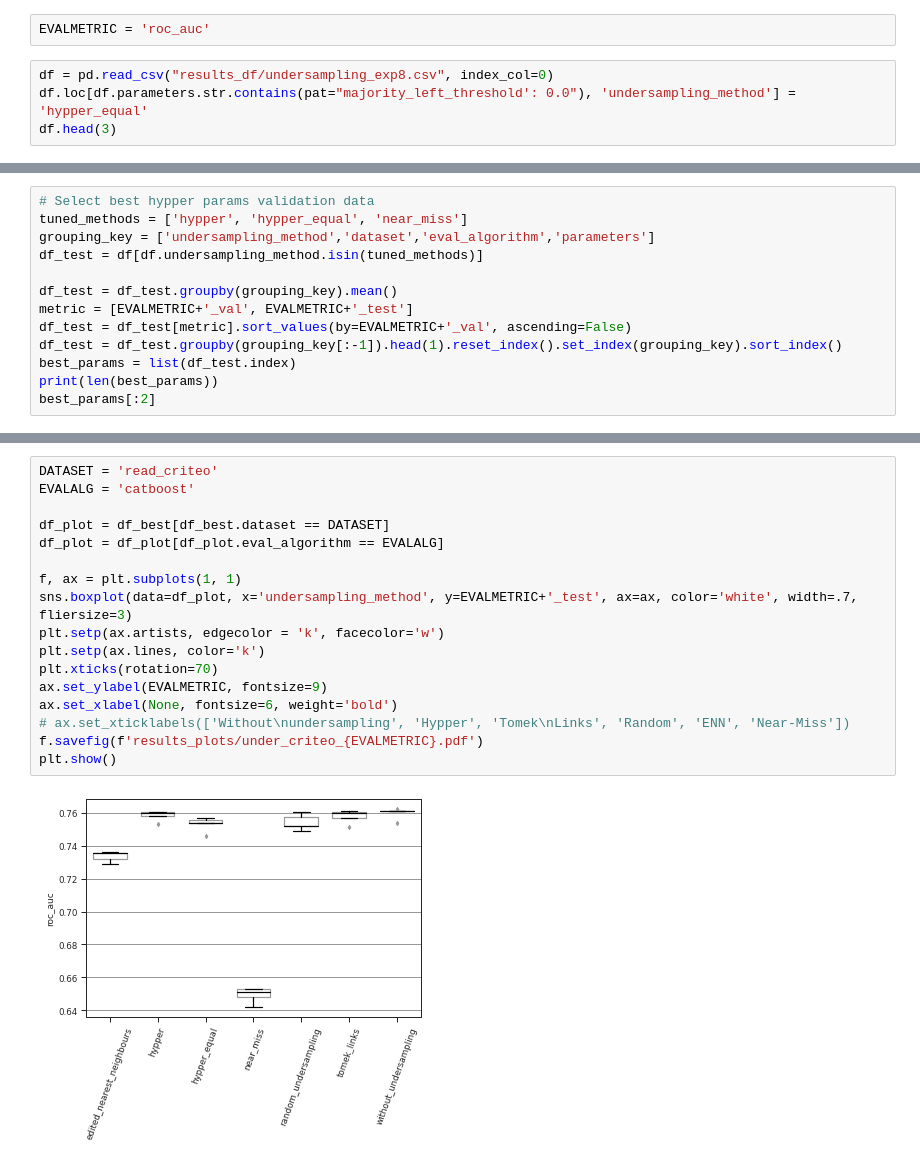
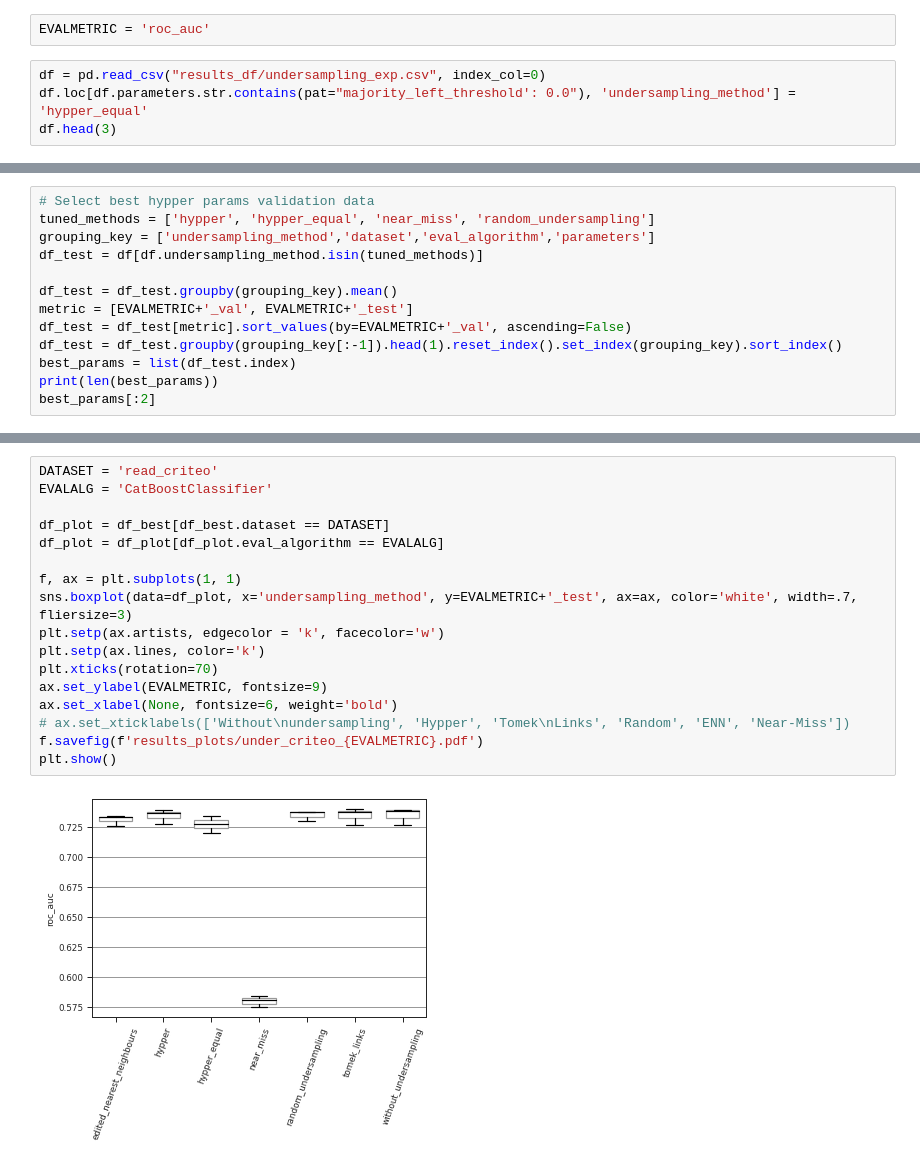
Before and after one commit to hypper-team/hypper, a Jupyter notebook: benchmarks/visualize_under.ipynb, the cells around one changed output, grey strips where cells are left out. Saved outputs shown, nothing was run; the diff lists cells and outputs as text.

Commit message:
Analyze new undersampling experiments results

```diff
--- a/benchmarks/visualize_under.ipynb
+++ b/benchmarks/visualize_under.ipynb
@@ -21,7 +21,7 @@ pd.set_option('display.max_colwidth', None)
 # %%
 EVALMETRIC = 'roc_auc'
 # %%
-df = pd.read_csv("results_df/undersampling_exp8.csv", index_col=0)
+df = pd.read_csv("results_df/undersampling_exp.csv", index_col=0)
 df.loc[df.parameters.str.contains(pat="majority_left_threshold': 0.0"), 'undersampling_method'] = 'hypper_equal'
 df.head(3)
 # %% [output]
@@ -41,6 +41,6 @@ Evaluation models: ['lr', 'catboost', 'lightgbm']
 # %%
 # Select best hypper params validation data
-tuned_methods = ['hypper', 'hypper_equal', 'near_miss']
+tuned_methods = ['hypper', 'hypper_equal', 'near_miss', 'random_undersampling']
 grouping_key = ['undersampling_method','dataset','eval_algorithm','parameters']
 df_test = df[df.undersampling_method.isin(tuned_methods)]
 
@@ -76,22 +76,22 @@ df_best.shape
 # %%
 DATASET = 'read_criteo'
-EVALALG = 'catboost'
+EVALALG = 'CatBoostClassifier'
 
 df_plot = df_best[df_best.dataset == DATASET]
 df_plot = df_plot[df_plot.eval_algorithm == EVALALG]
 
 f, ax = plt.subplots(1, 1)
 sns.boxplot(data=df_plot, x='undersampling_method', y=EVALMETRIC+'_test', ax=ax, color='white', width=.7, fliersize=3)
 plt.setp(ax.artists, edgecolor = 'k', facecolor='w')
 plt.setp(ax.lines, color='k')
 plt.xticks(rotation=70)
 ax.set_ylabel(EVALMETRIC, fontsize=9)
 ax.set_xlabel(None, fontsize=6, weight='bold')
 # ax.set_xticklabels(['Without\nundersampling', 'Hypper', 'Tomek\nLinks', 'Random', 'ENN', 'Near-Miss'])
 f.savefig(f'results_plots/under_criteo_{EVALMETRIC}.pdf')
 plt.show()
 # %% [output]
-[figure, old version]
+[figure, new version]
 # %%
 # Friedman test - https://edisciplinas.usp.br/pluginfile.php/4129451/mod_resource/content/1/model_selection_evaluation.pdf
 df_eval_metric = df_best[df_best.eval_algorithm == EVALALG].set_index(grouping_key).sort_index().reset_index()
```
Also changed, not shown: parts of 12 cells of this notebook.
